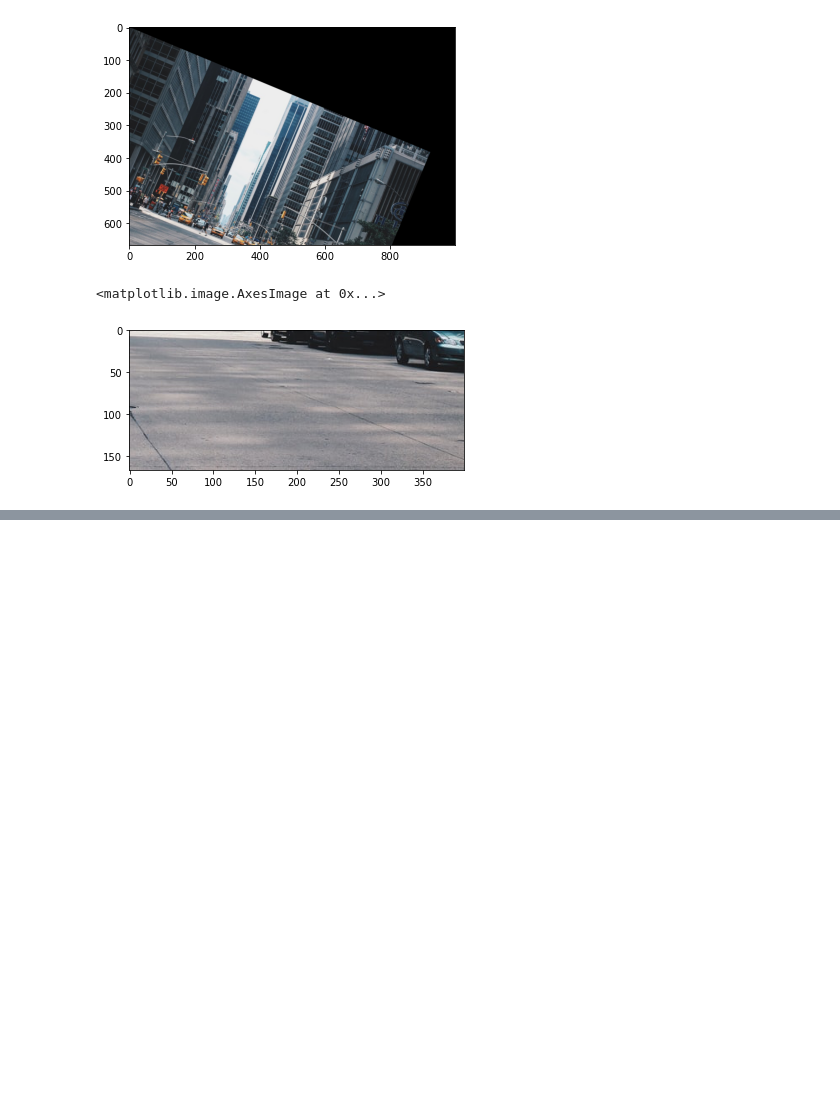
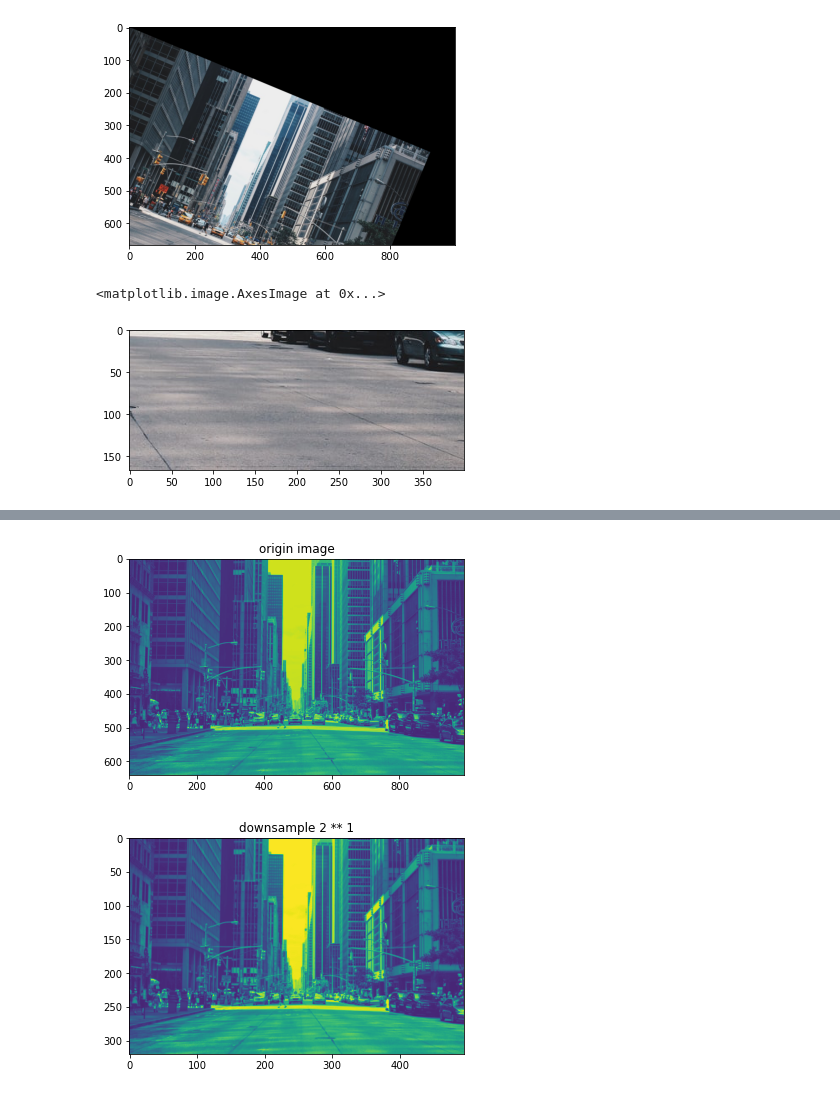
Before and after one commit to gxdai/CVMIT, a Jupyter notebook: image transformation.ipynb, the cells around one changed output, grey strips where cells are left out. Cells and saved outputs as stored; diff of their text form; code cells hidden in the pictures; blank space fills up the shorter version.

```diff
--- a/image transformation.ipynb
+++ b/image transformation.ipynb
@@ -161,3 +161,81 @@ plt.imshow(image[500:, 600:])
 # %% [output]
 <matplotlib.image.AxesImage at 0x...>
 [figure]
+# %%
+from scipy.signal import convolve2d as conv2d
+def gau(kernel_size=9):
+    sigma = kernel_size / 6.0
+    x_coord, y_coord = np.meshgrid(
+        np.arange(-kernel_size // 2, kernel_size // 2 + 1),
+        np.arange(-kernel_size // 2, kernel_size // 2 + 1)
+    )
+    gau = np.exp(-(x_coord ** 2 + y_coord ** 2) / (2 * sigma ** 2))
+
+    return gau / gau.sum()
+# %%
+import matplotlib.pyplot as plt
+import numpy as np
+import cv2
+import copy
+
+image = cv2.cvtColor(plt.imread("city.jpeg"), cv2.COLOR_RGB2GRAY)
+image = image[:640, :992]
+plt.figure()
+plt.imshow(image)
+
+gau_pyramids = [copy.deepcopy(image)]
+lap_pyramids = []
+
+plt.title("origin image")
+
+
+
+
+for i in range(3):
+    smooth_image = conv2d(image, gau(5), "same")
+#     print(image[:5, :5])
+    shape = image.shape
+    image = image[:int(shape[0] // 2 * 2), :int(shape[1] // 2 * 2)]
+    # downsample
+    ds_image = smooth_image[::2, ::2]
+    print(ds_image[:5, :5])
+    gau_pyramids.append(ds_image)
+    up_image = cv2.resize(ds_image, tuple(map(lambda x : int(x * 2), ds_image.shape[::-1])))
+    plt.figure()
+    plt.imshow(ds_image)
+    plt.title("downsample 2 ** {}".format(i + 1))
+    plt.figure()
+
+    # This laplacian is achieved by using the features before smooth-layer.
+    lap_image = image - up_image
+
+    print("Close: ", np.allclose(lap_image + cv2.resize(ds_image, tuple(map(lambda x : int(x * 2), ds_image.shape[::-1]))), image))
+
+    print(image.shape, up_image.shape)
+    lap_pyramids.append(lap_image)
+    plt.imshow(lap_image)
+    image = ds_image
+    plt.title("LAP image")
+
+res_img = gau_pyramids[-1]
+print("last gau: ", res_img[:5, :5])
+
+for idx, img in enumerate(gau_pyramids):
+    print(idx, img.shape)
+for idx, img in enumerate(lap_pyramids):
+    print(idx, img.shape)
+
+print(np.allclose(cv2.resize(gau_pyramids[-1], (248, 160)) + lap_pyramids[-1], gau_pyramids[-2]))
+
+
+for i in range(3):
+    print(res_img[:5, :5])
+    up_image = cv2.resize(res_img, tuple(map(lambda x : int(x * 2), res_img.shape[::-1])))
+    print(lap_pyramids[-i - 1].shape, up_image.shape)
+    res_img = lap_pyramids[-i - 1]  + up_image
+    print(np.allclose(res_img, gau_pyramids[-i - 2]))
+    print(np.mean(res_img), np.mean(gau_pyramids[-i - 2]), np.abs(res_img - gau_pyramids[-i - 2]).mean())
+    plt.figure()
+    plt.imshow(res_img)
+    plt.title("lap")
+# %% [output]
@@ -163,0 +259,2 @@ plt.imshow(image[500:, 600:])
+[figure, added]
+[figure, added]
```
Also changed, not shown: parts of 2 cells of this notebook, 1 other file.
